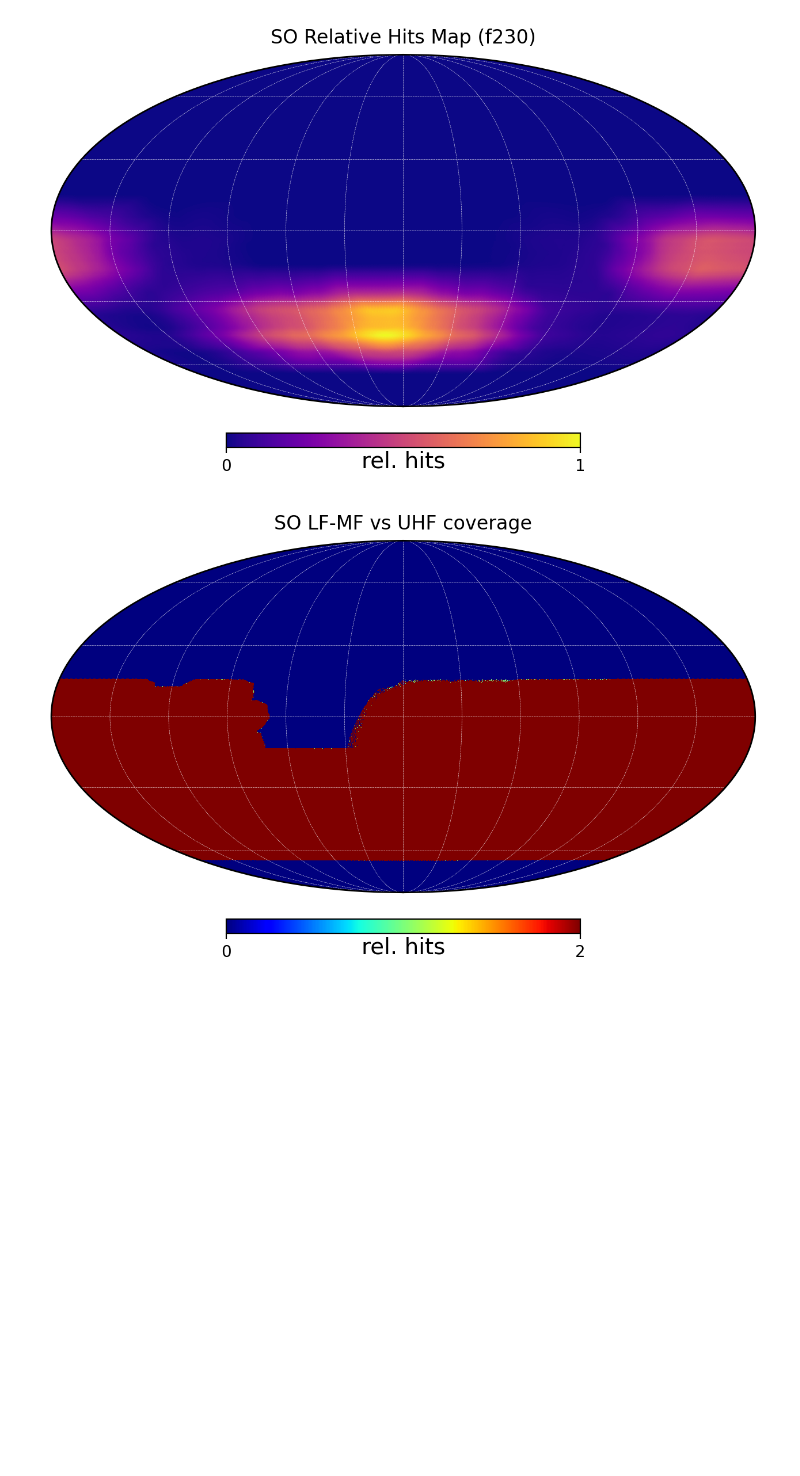
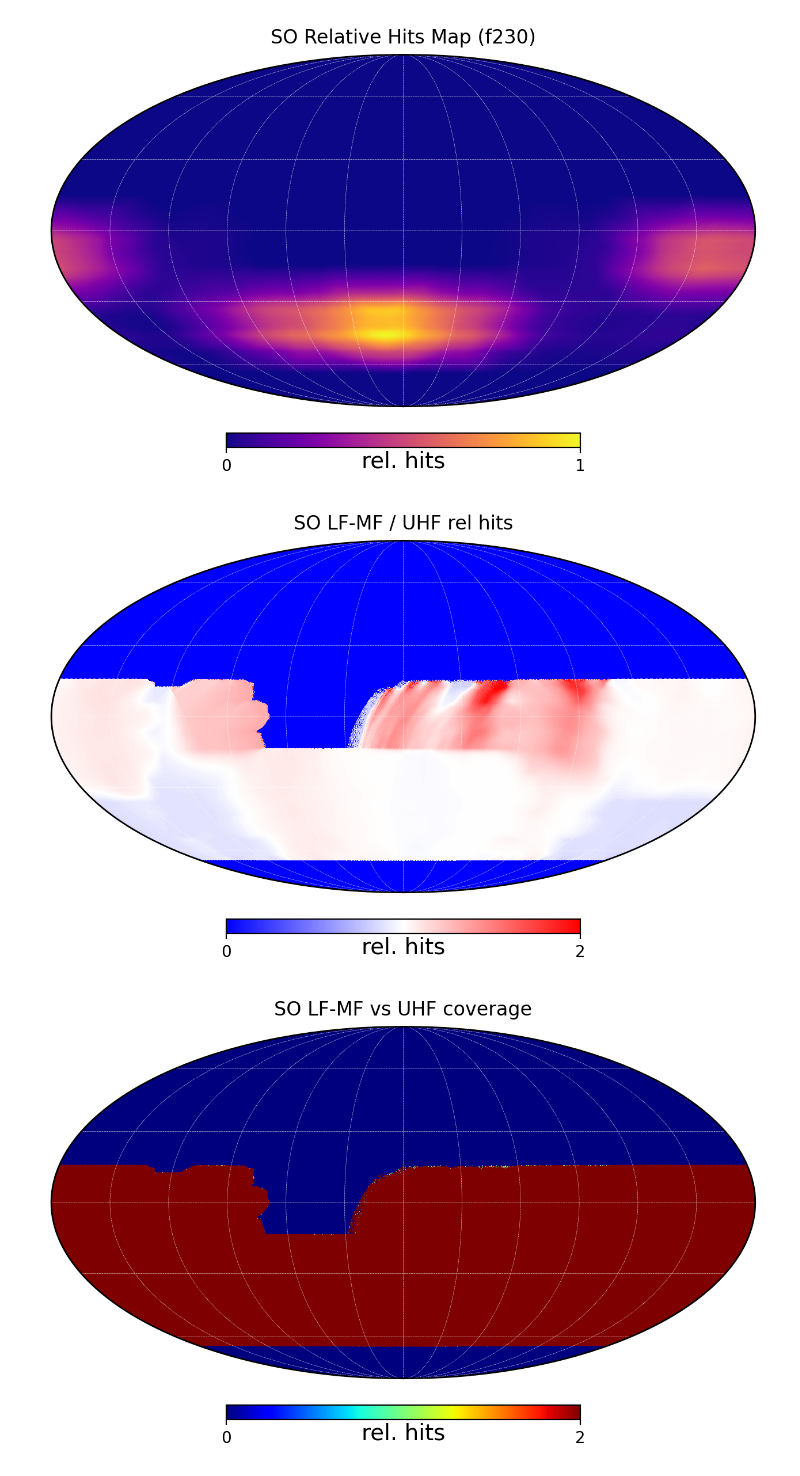
Before and after one commit to 1cosmologist/so_mapbased_noise, a Jupyter notebook: code/var_maps_from_NET.ipynb, the cells around one changed output. Drawn from its saved outputs; the diff is of its cells as text; code cells hidden in the pictures; blank space fills up the shorter version.

```diff
--- a/code/var_maps_from_NET.ipynb
+++ b/code/var_maps_from_NET.ipynb
@@ -104,6 +104,14 @@ hp.graticule(30, 30, lw=0.2, ls='--', c='w')
 # %%
 so_uhf_bin = np.zeros_like(so_uhf_bin)
 so_uhf_bin[so_uhf_relhits > 0.] = 1.
+# %%
+relhits_ratio = np.zeros_like(so_lf_mf_relhits)
+relhits_ratio[(so_lf_mf_relhits > 0.) & (so_uhf_relhits > 0.)] = so_lf_mf_relhits[(so_lf_mf_relhits > 0.) & (so_uhf_relhits > 0.)] / so_uhf_relhits[(so_lf_mf_relhits > 0.) & (so_uhf_relhits > 0.)]
+fig = plt.figure(dpi=200)
+hp.mollview(relhits_ratio, title='SO LF-MF / UHF rel hits', unit='rel. hits', cmap='bwr', xsize=1200, fig=fig.number, min=0., max=2.)
+hp.graticule(30, 30, lw=0.2, ls='--', c='w')
+# %% [output]
+[figure, added]
 # %%
 fig = plt.figure(dpi=200)
 hp.mollview(so_lfmf_bin + so_uhf_bin, title='SO LF-MF vs UHF coverage', unit='rel. hits', cmap='jet', xsize=1200, fig=fig.number)
```
Also changed, not shown: 1 other file.
